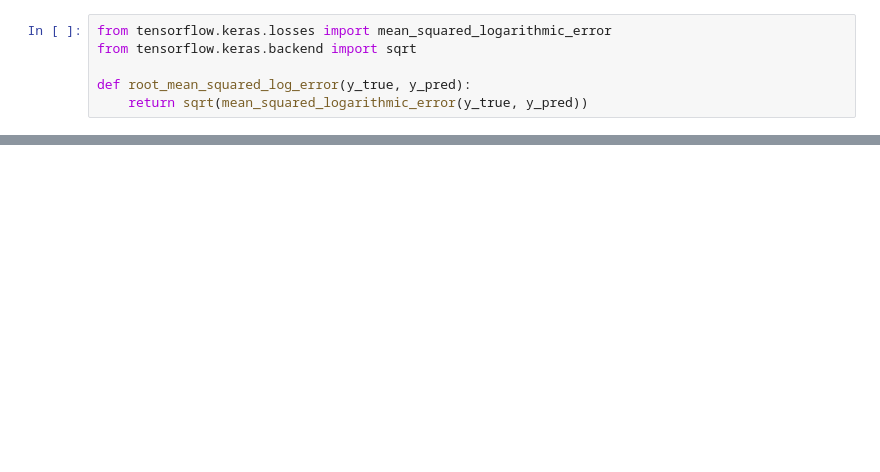
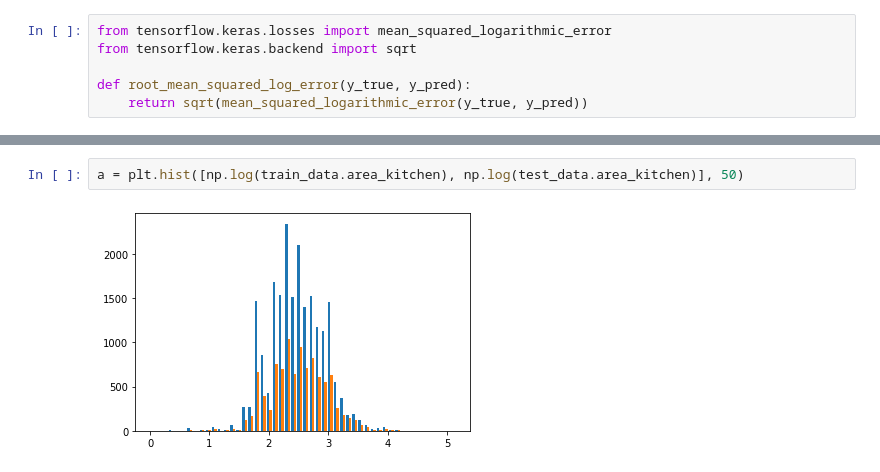
Before and after one commit to kirill-menke/house-pricing-prediction, a Jupyter notebook: moritz_notebook.ipynb, the cells around one changed output, grey strips where cells are left out. Cells and saved outputs as stored; diff of their text form; blank space fills up the shorter version.

```diff
--- a/moritz_notebook.ipynb
+++ b/moritz_notebook.ipynb
@@ -205,0 +309,4 @@ def root_mean_squared_log_error(y_true, y_pred):
+# %%
+a = plt.hist([np.log(train_data.area_kitchen), np.log(test_data.area_kitchen)], 50)
+# %% [output]
+[figure, added]
```
Also changed, not shown: parts of 23 cells of this notebook, 3 other files.
